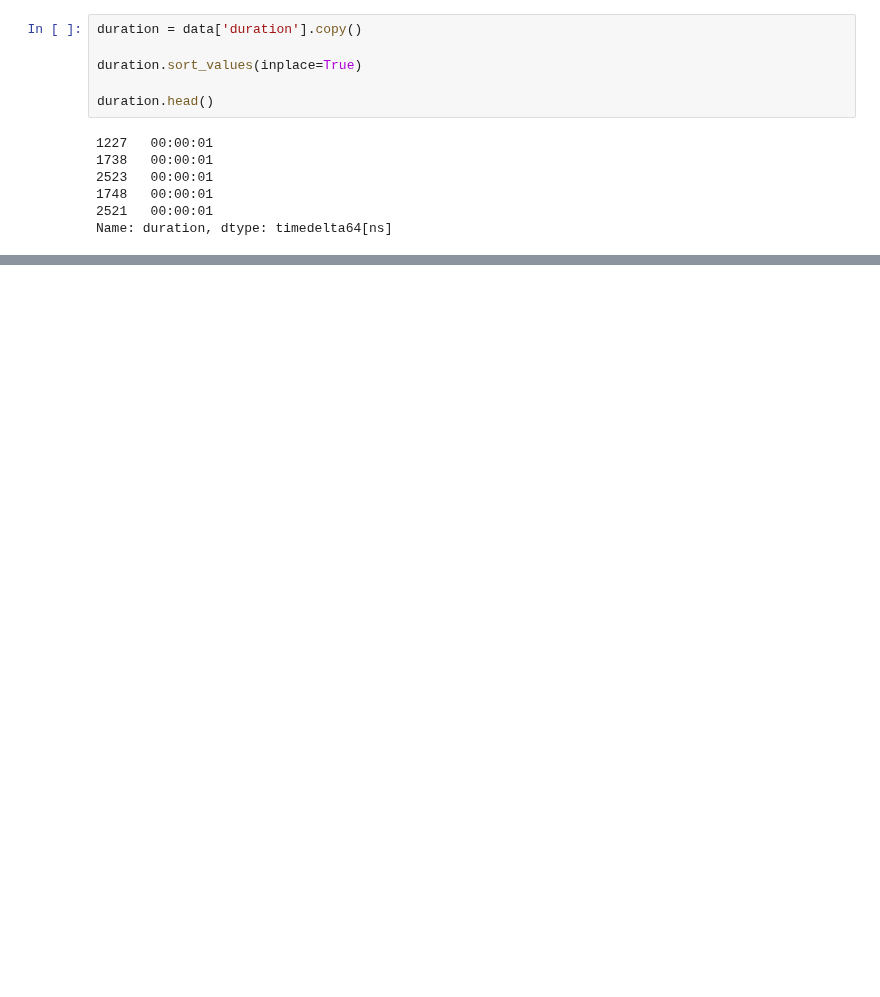
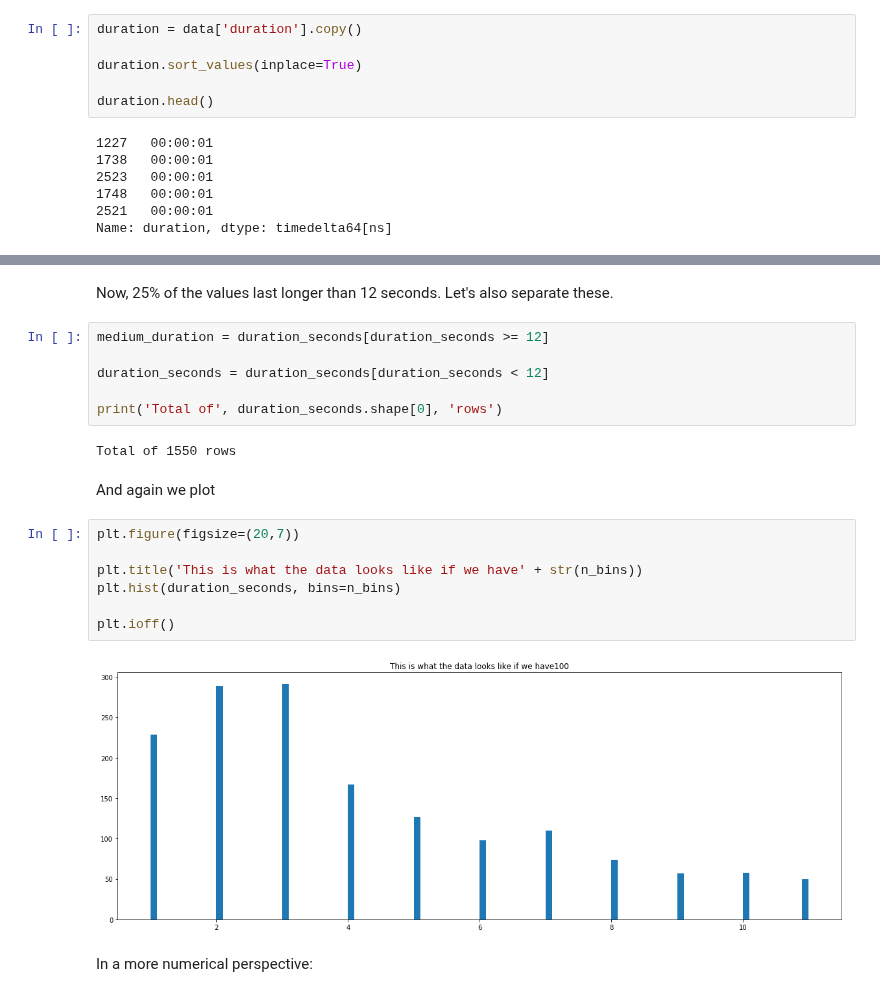
Before and after one commit to antonio-ramadas/upis, a Jupyter notebook: notebooks/DiscretizeData.ipynb, the cells around one changed output, grey strips where cells are left out. Cells and saved outputs as stored; diff of their text form; blank space fills up the shorter version.

```diff
--- a/notebooks/DiscretizeData.ipynb
+++ b/notebooks/DiscretizeData.ipynb
@@ -73,0 +150,23 @@ plt.ioff()
+# %% [markdown]
+Now, 25% of the values last longer than 12 seconds. Let's also separate these.
+# %%
+medium_duration = duration_seconds[duration_seconds >= 12]
+
+duration_seconds = duration_seconds[duration_seconds < 12]
+
+print('Total of', duration_seconds.shape[0], 'rows')
+# %% [output]
+Total of 1550 rows
+# %% [markdown]
+And again we plot
+# %%
+plt.figure(figsize=(20,7))
+
+plt.title('This is what the data looks like if we have' + str(n_bins))
+plt.hist(duration_seconds, bins=n_bins)
+
+plt.ioff()
+# %% [output]
+[figure, added]
+# %% [markdown]
+In a more numerical perspective:
```
Also changed, not shown: parts of 26 cells of this notebook.
